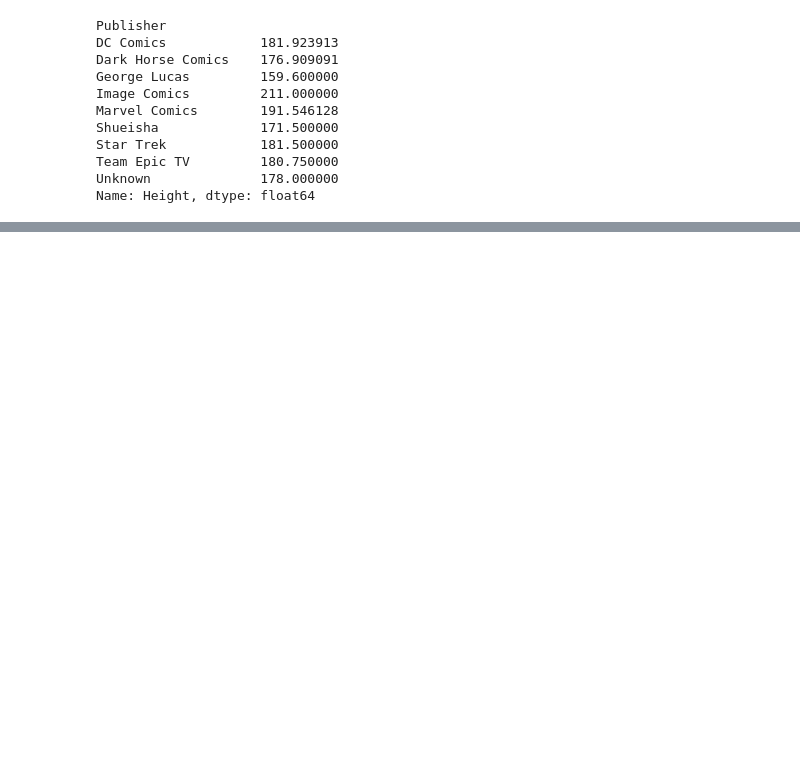
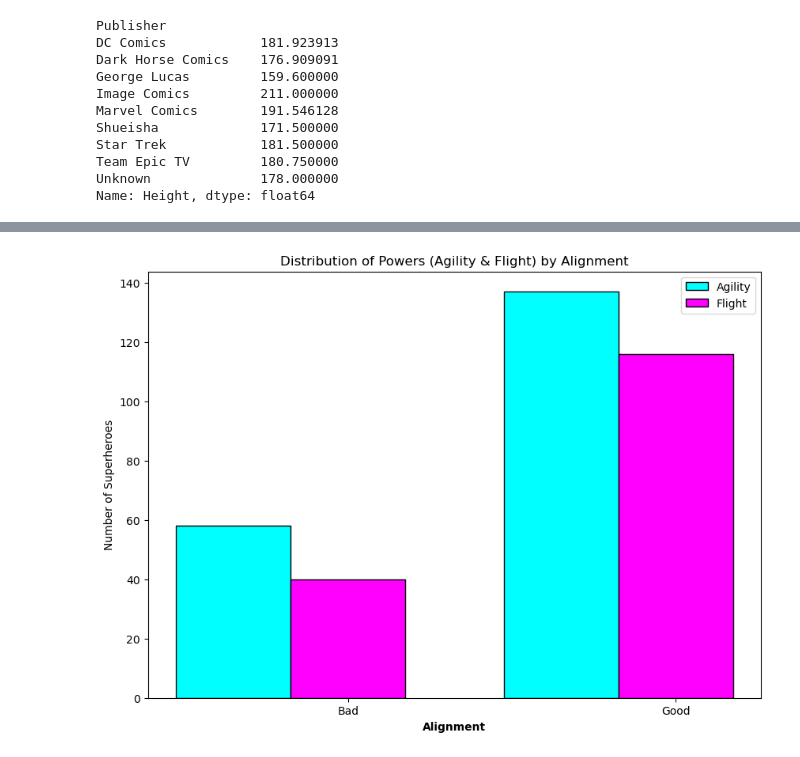
Before and after one commit to coryncates/Super_Hero, a Jupyter notebook: Super.ipynb, the cells around one changed output, grey strips where cells are left out. Saved outputs shown, nothing was run; the diff lists cells and outputs as text; code cells hidden in the pictures; blank space fills up the shorter version.

```diff
--- a/Super.ipynb
+++ b/Super.ipynb
@@ -112,0 +133,22 @@ Name: Height, dtype: float64
+# %%
+# Visualizing the distribution of powers by alignment
+power_by_alignment = combined_df.groupby('Alignment_good').agg({'Agility': 'sum', 'Flight': 'sum'}).reset_index()
+labels = ['Bad', 'Good']
+agility_counts = power_by_alignment['Agility']
+flight_counts = power_by_alignment['Flight']
+
+bar_width = 0.35
+r1 = range(len(agility_counts))
+r2 = [x + bar_width for x in r1]
+
+plt.figure(figsize=(10, 7))
+plt.bar(r1, agility_counts, width=bar_width, color='cyan', edgecolor='black', label='Agility')
+plt.bar(r2, flight_counts, width=bar_width, color='magenta', edgecolor='black', label='Flight')
+plt.xlabel('Alignment', fontweight='bold')
+plt.xticks([r + bar_width for r in range(len(agility_counts))], labels) #adjust the x-axis tick positions so that they align with the center of the grouped bars in the grouped bar chart.
+plt.ylabel('Number of Superheroes')
+plt.title('Distribution of Powers (Agility & Flight) by Alignment')
+plt.legend()
+plt.show()
+# %% [output]
+[figure, added]
```
Also changed, not shown: parts of 19 cells of this notebook.
